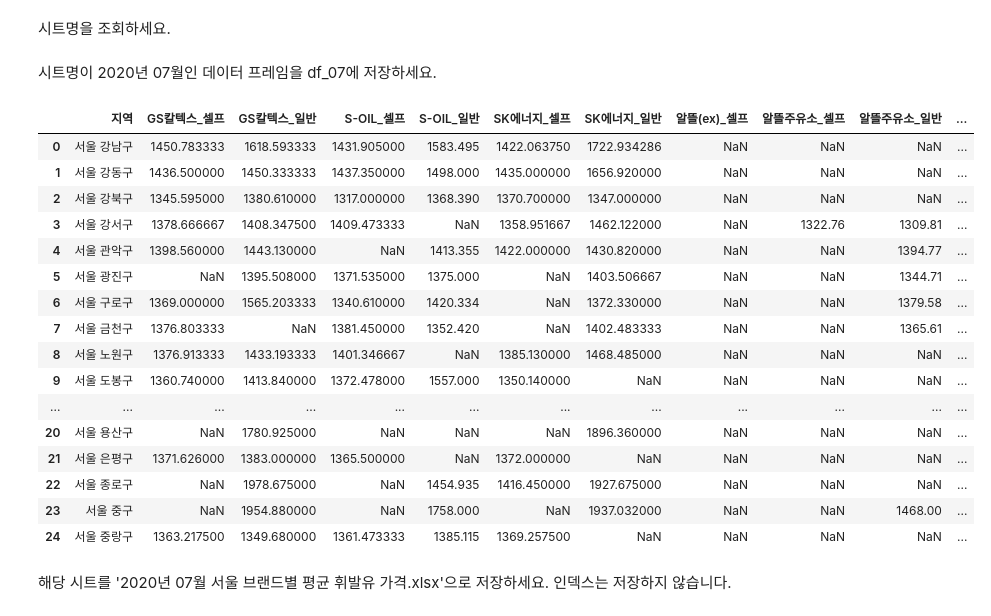
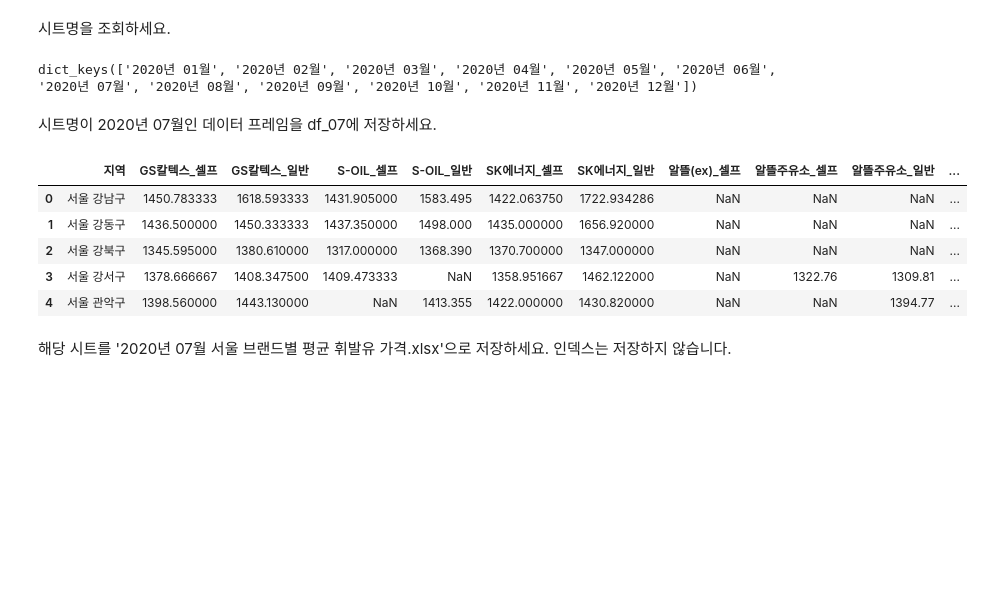
Before and after one commit to skyworld19/ds-school-advanced, a Jupyter notebook: 02_pandas_파일입출력_LAB.ipynb, the cells around one changed output. Cells and saved outputs as stored; diff of their text form; code cells hidden in the pictures; blank space fills up the shorter version.

```diff
--- a/02_pandas_파일입출력_LAB.ipynb
+++ b/02_pandas_파일입출력_LAB.ipynb
@@ -231,28 +211,25 @@ data 폴더에 있는 mySUNI.xlsx 파일을 읽어서 df에 저장하세요.
+# %%
+# 코드를 입력하세요.
+excel = pd.read_excel('data/mySUNI.xlsx',engine='openpyxl',sheet_name=None)
 # %% [markdown]
 시트명을 조회하세요.
 # %%
 # 코드를 입력하세요.
+excel.keys()
+# %% [output]
+dict_keys(['2020년 01월', '2020년 02월', '2020년 03월', '2020년 04월', '2020년 05월', '2020년 06월', '2020년 07월', '2020년 08월', '2020년 09월', '2020년 10월', '2020년 11월', '2020년 12월'])
 # %% [markdown]
 시트명이 2020년 07월인 데이터 프레임을 df_07에 저장하세요.
 # %%
 # 코드를 입력하세요.
+df_07 = excel['2020년 07월']
+df_07.head()
 # %% [output]
 |  | 지역 | GS칼텍스_셀프 | GS칼텍스_일반 | S-OIL_셀프 | S-OIL_일반 | SK에너지_셀프 | SK에너지_일반 | 알뜰(ex)_셀프 | 알뜰주유소_셀프 | 알뜰주유소_일반 | ... |
 | 0 | 서울 강남구 | 1450.783333 | 1618.593333 | 1431.905000 | 1583.495 | 1422.063750 | 1722.934286 | NaN | NaN | NaN | ... |
 | 1 | 서울 강동구 | 1436.500000 | 1450.333333 | 1437.350000 | 1498.000 | 1435.000000 | 1656.920000 | NaN | NaN | NaN | ... |
 | 2 | 서울 강북구 | 1345.595000 | 1380.610000 | 1317.000000 | 1368.390 | 1370.700000 | 1347.000000 | NaN | NaN | NaN | ... |
 | 3 | 서울 강서구 | 1378.666667 | 1408.347500 | 1409.473333 | NaN | 1358.951667 | 1462.122000 | NaN | 1322.76 | 1309.81 | ... |
 | 4 | 서울 관악구 | 1398.560000 | 1443.130000 | NaN | 1413.355 | 1422.000000 | 1430.820000 | NaN | NaN | 1394.77 | ... |
-| 5 | 서울 광진구 | NaN | 1395.508000 | 1371.535000 | 1375.000 | NaN | 1403.506667 | NaN | NaN | 1344.71 | ... |
-| 6 | 서울 구로구 | 1369.000000 | 1565.203333 | 1340.610000 | 1420.334 | NaN | 1372.330000 | NaN | NaN | 1379.58 | ... |
-| 7 | 서울 금천구 | 1376.803333 | NaN | 1381.450000 | 1352.420 | NaN | 1402.483333 | NaN | NaN | 1365.61 | ... |
-| 8 | 서울 노원구 | 1376.913333 | 1433.193333 | 1401.346667 | NaN | 1385.130000 | 1468.485000 | NaN | NaN | NaN | ... |
-| 9 | 서울 도봉구 | 1360.740000 | 1413.840000 | 1372.478000 | 1557.000 | 1350.140000 | NaN | NaN | NaN | NaN | ... |
-| ... | ... | ... | ... | ... | ... | ... | ... | ... | ... | ... | ... |
-| 20 | 서울 용산구 | NaN | 1780.925000 | NaN | NaN | NaN | 1896.360000 | NaN | NaN | NaN | ... |
-| 21 | 서울 은평구 | 1371.626000 | 1383.000000 | 1365.500000 | NaN | 1372.000000 | NaN | NaN | NaN | NaN | ... |
-| 22 | 서울 종로구 | NaN | 1978.675000 | NaN | 1454.935 | 1416.450000 | 1927.675000 | NaN | NaN | NaN | ... |
-| 23 | 서울 중구 | NaN | 1954.880000 | NaN | 1758.000 | NaN | 1937.032000 | NaN | NaN | 1468.00 | ... |
-| 24 | 서울 중랑구 | 1363.217500 | 1349.680000 | 1361.473333 | 1385.115 | 1369.257500 | NaN | NaN | NaN | NaN | ... |
 # %% [markdown]
 해당 시트를 '2020년 07월 서울 브랜드별 평균 휘발유 가격.xlsx'으로 저장하세요. 인덱스는 저장하지 않습니다.
```
Also changed, not shown: parts of 3 cells of this notebook.
